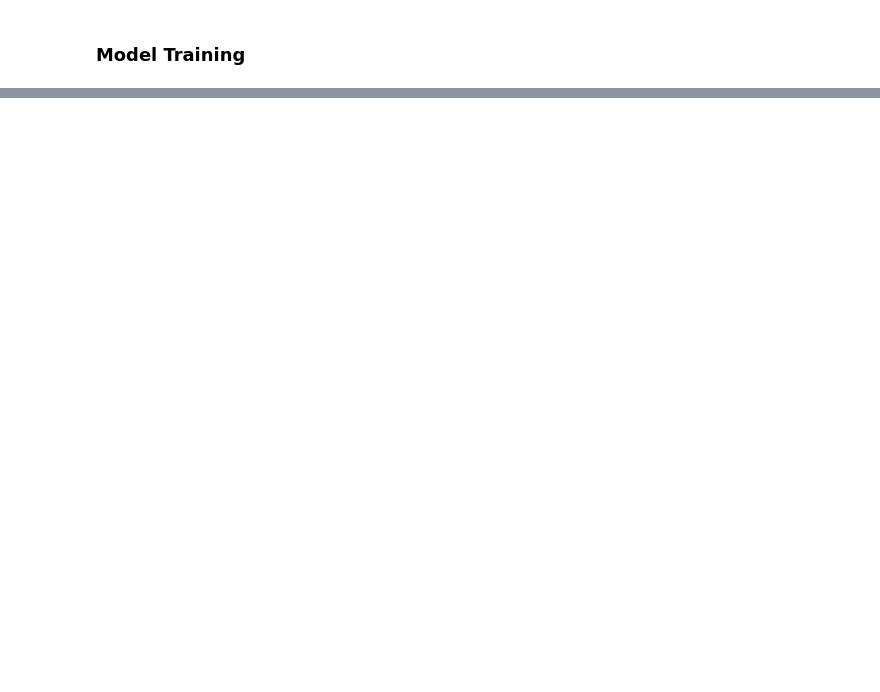
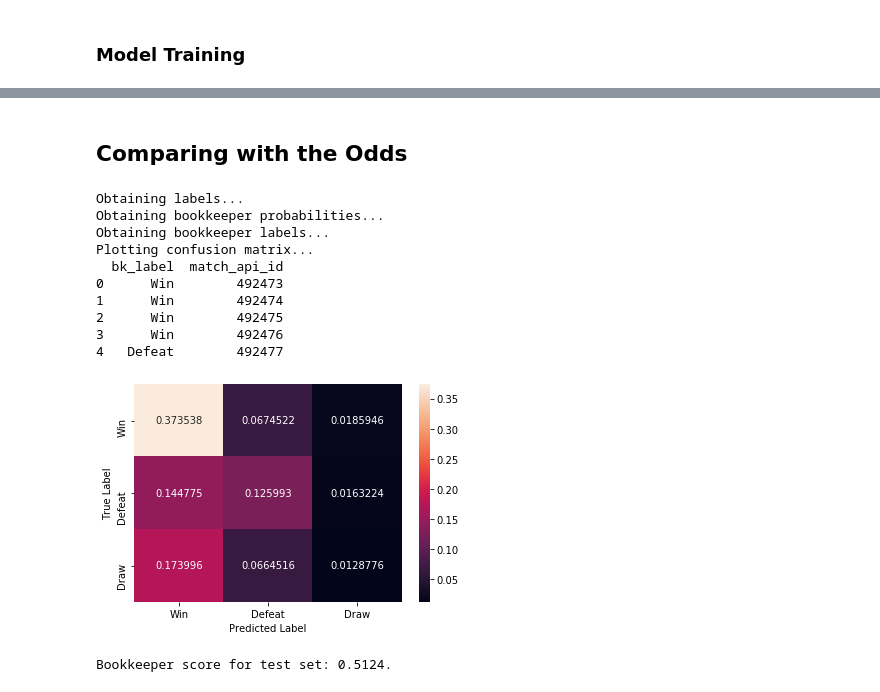
Before and after one commit to Revuj/FEUP-IART-PROJ2, a Jupyter notebook: dataMining.ipynb, the cells around one changed output, grey strips where cells are left out. Saved outputs shown, nothing was run; the diff lists cells and outputs as text; code cells hidden in the pictures; blank space fills up the shorter version.

```diff
--- a/dataMining.ipynb
+++ b/dataMining.ipynb
@@ -692 +668,3 @@ F1 Score: 0.170513
 ... (8 outputs left out)
+# %% [markdown]
+## Comparing with the Odds
@@ -692,0 +831,21 @@ F1 Score: 0.170513
+# %%
+conn = sqlite3.connect('database.sqlite')
+
+#Fetching required data tables
+bk_cols = ['B365', 'BW', 'IW', 'LB', 'PS', 'WH', 'SJ', 'VC', 'GB', 'BS']
+match_data = pd.read_sql("SELECT * FROM Match;", conn)
+
+plot_bookkeeper_cf_matrix(match_data, bk_cols, verbose = True, normalize = True)
+# %% [output]
+Obtaining labels...
+Obtaining bookkeeper probabilities...
+Obtaining bookkeeper labels...
+Plotting confusion matrix...
+  bk_label  match_api_id
+0      Win        492473
+1      Win        492474
+2      Win        492475
+3      Win        492476
+4   Defeat        492477
+[figure, added]
+Bookkeeper score for test set: 0.5124.
```
Also changed, not shown: parts of 9 cells of this notebook, 5 other files.
